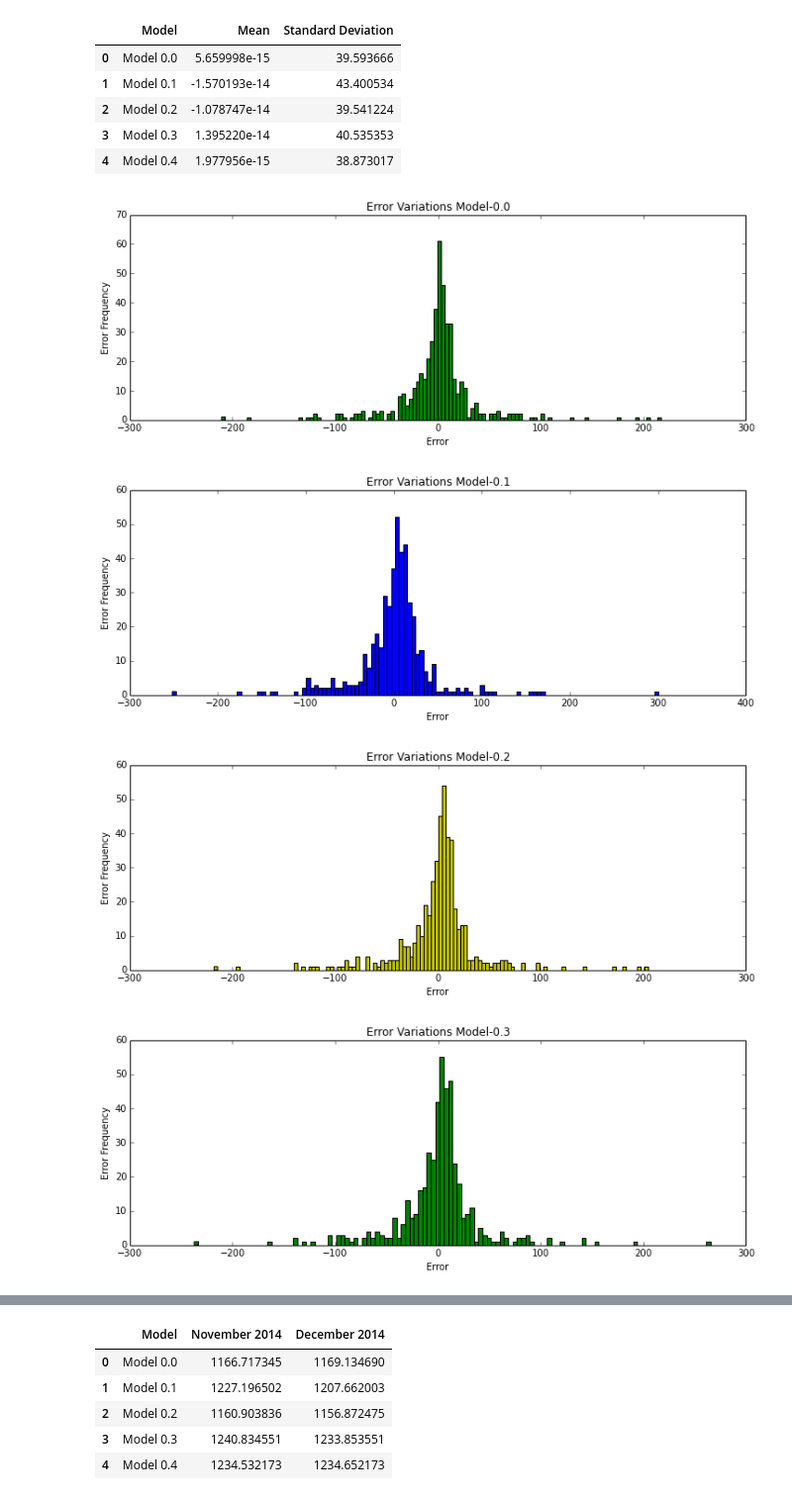
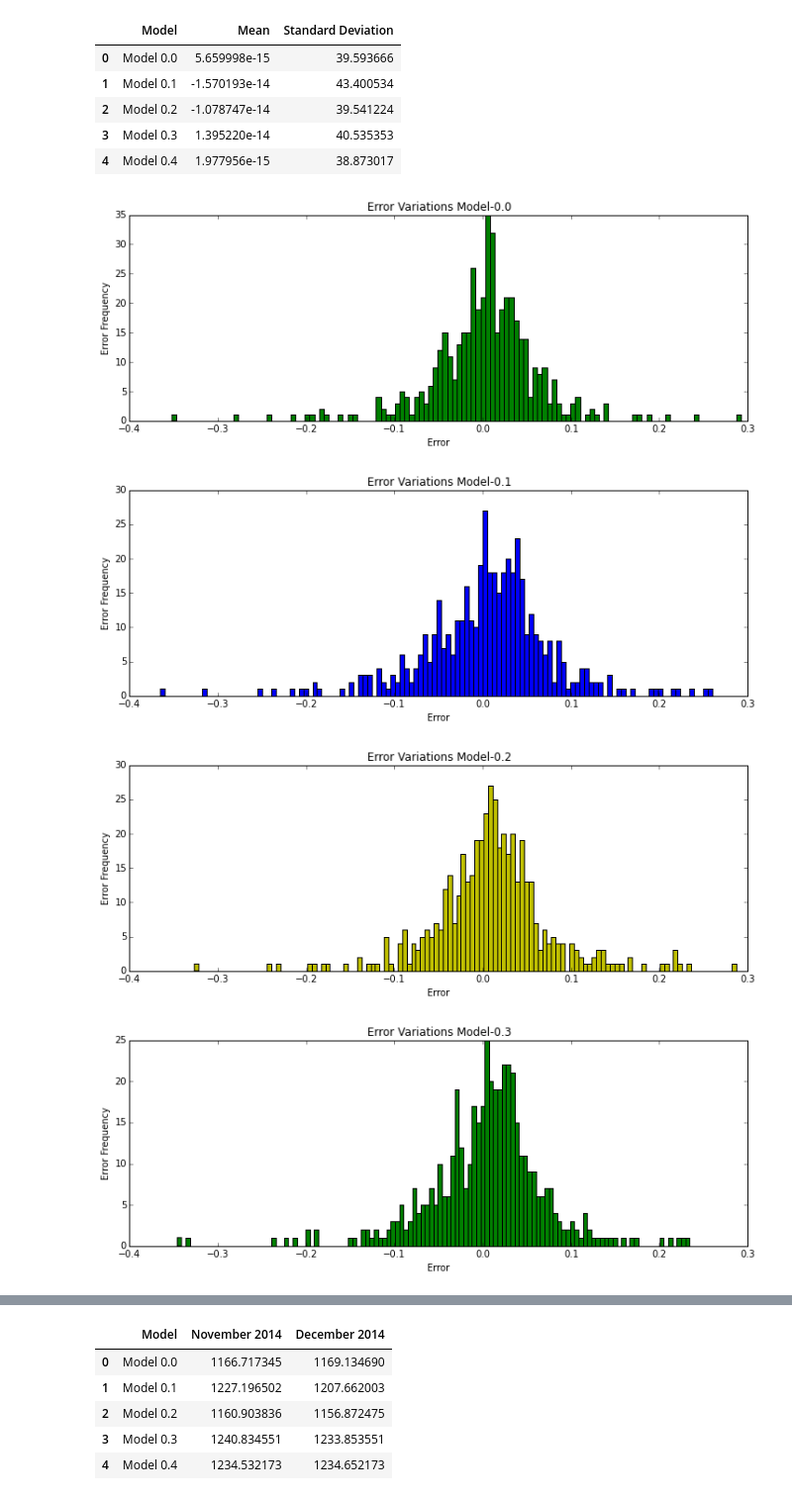
Before and after one commit to Sree-vathsan/CSE591-Data-Science-Project, a Jupyter notebook: baselineModel/bm_gold.ipynb, the cells around one changed output, grey strips where cells are left out. Shown at 99% size. Drawn from its saved outputs; the diff is of its cells as text; code cells hidden in the pictures.

Commit message:
error plot made relative

```diff
--- a/baselineModel/bm_gold.ipynb
+++ b/baselineModel/bm_gold.ipynb
@@ -257,25 +257,25 @@ dfMeanSD
 # %%
 #Plot Error Histogram
 def plotErrHist(plotY,xAxesTitle,yAxesTitle,plotTitle,barColor,nBins):
     fig, axes = plt.subplots(1, 1, figsize=(12,4))
     axes.hist(plotY, color=barColor, bins=nBins)
     axes.set_ylabel(yAxesTitle)
     axes.set_xlabel(xAxesTitle)
     axes.set_title(plotTitle)
 
 #fig, axes = plt.subplots(1, 1, figsize=(12,4))
 #axes.hist((new_pred_y0 - y), color='g', bins=120)
 #axes.set_ylabel('Error Frequency')
 #axes.set_xlabel('Error')
 #axes.set_title('Error Variations Model-0.0')
 
-plotErrHist((new_pred_y0 - y),'Error','Error Frequency','Error Variations Model-0.0','g',120)
-plotErrHist((new_pred_y1 - y),'Error','Error Frequency','Error Variations Model-0.1','b',120)
-plotErrHist((new_pred_y2 - y),'Error','Error Frequency','Error Variations Model-0.2','y',120)
-plotErrHist((new_pred_y3 - y),'Error','Error Frequency','Error Variations Model-0.3','g',120)
-plotErrHist((new_pred_y4 - y),'Error','Error Frequency','Error Variations Model-0.4','b',120)
+plotErrHist((new_pred_y0 - y)/y,'Error','Error Frequency','Error Variations Model-0.0','g',120)
+plotErrHist((new_pred_y1 - y)/y,'Error','Error Frequency','Error Variations Model-0.1','b',120)
+plotErrHist((new_pred_y2 - y)/y,'Error','Error Frequency','Error Variations Model-0.2','y',120)
+plotErrHist((new_pred_y3 - y)/y,'Error','Error Frequency','Error Variations Model-0.3','g',120)
+plotErrHist((new_pred_y4 - y)/y,'Error','Error Frequency','Error Variations Model-0.4','b',120)
 # %% [output]
-[figure, old version]
+[figure, new version]
-[figure, old version]
+[figure, new version]
-[figure, old version]
+[figure, new version]
-[figure, old version]
+[figure, new version]
```
Also changed, not shown: parts of 1 cell of this notebook.
